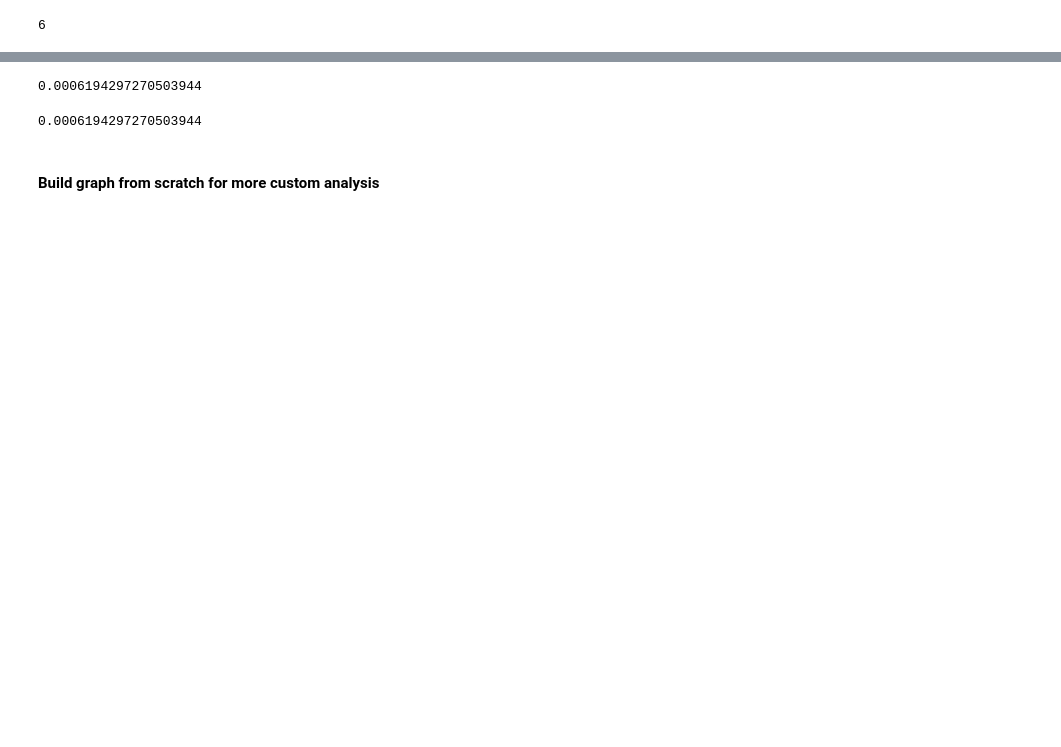
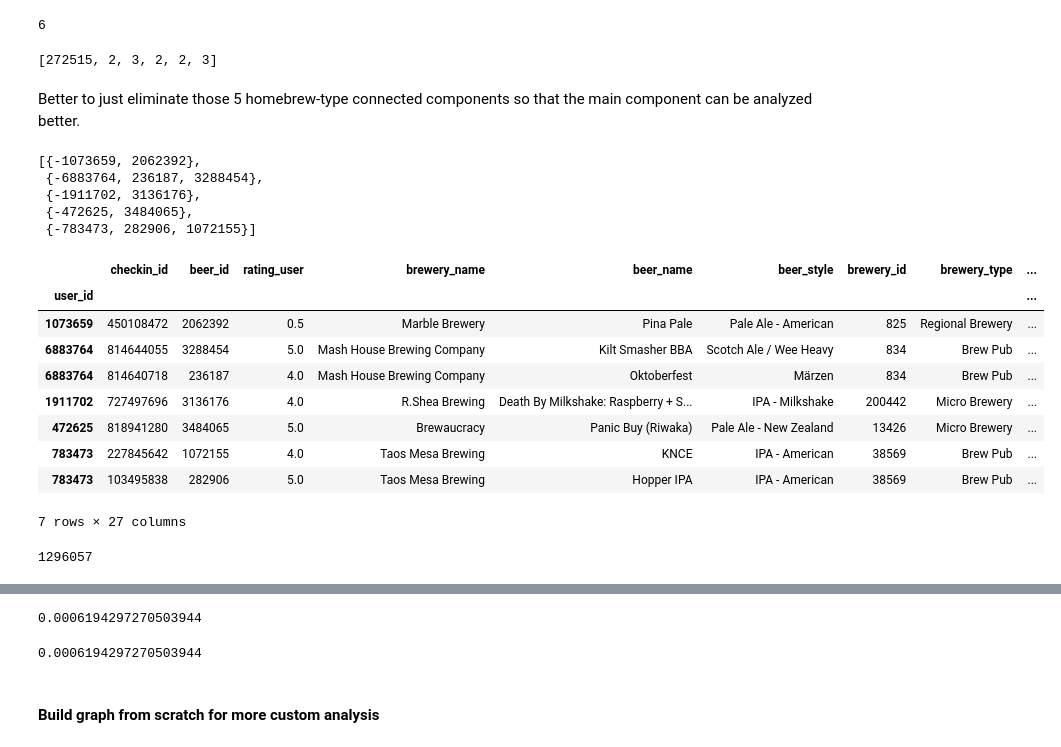
Before and after one commit to ebhtra/springboard, a Jupyter notebook: capstone_1/Results.ipynb, the cells around one changed output, grey strips where cells are left out. Drawn from its saved outputs; the diff is of its cells as text; code cells hidden in the pictures; blank space fills up the shorter version.

```diff
--- a/capstone_1/Results.ipynb
+++ b/capstone_1/Results.ipynb
@@ -15,3 +31,5 @@ df = pd.read_csv('bigframe.csv')
+# %%
+df.drop('Unnamed: 0', axis=1, inplace=True)
 # %%
 df.shape
 # %% [output]
@@ -26,0 +49,5 @@ df.shape  # remaining from 1.42M prev
+# %%
+# first drop all checkins without global ratings,
+## since we need those ratings and would have them in normal prediction scenarios.
+df = df[df.rating_global > 0]
+df.shape
@@ -40,3 +223,40 @@ G = nx.from_pandas_dataframe(df, 'neg_user_id', 'beer_id', edge_attr='rating_use
 nx.number_connected_components(G)
 # %% [output]
 6
+# %%
+CCsizes = [len(CC) for CC in CCs]
+CCsizes
+# %% [output]
+[272515, 2, 3, 2, 2, 3]
+# %% [markdown]
+Better to just eliminate those 5 homebrew-type connected components so that the main component can be analyzed better.
+# %%
+CCs = nx.connected_components(G)
+[CC for CC in CCs if len(CC) < 4]
+# %% [output]
+[{-1073659, 2062392},
+ {-6883764, 236187, 3288454},
+ {-1911702, 3136176},
+ {-472625, 3484065},
+ {-783473, 282906, 1072155}]
+# %%
+disconnected = df.set_index('user_id').loc[(1073659, 6883764, 1911702, 472625, 783473), :]
+# %%
+disconnected
+# %% [output]
+|  | checkin_id | beer_id | rating_user | brewery_name | beer_name | beer_style | brewery_id | brewery_type | ... |
+| user_id |  |  |  |  |  |  |  |  | ... |
+| 1073659 | 450108472 | 2062392 | 0.5 | Marble Brewery | Pina Pale | Pale Ale - American | 825 | Regional Brewery | ... |
+| 6883764 | 814644055 | 3288454 | 5.0 | Mash House Brewing Company | Kilt Smasher BBA | Scotch Ale / Wee Heavy | 834 | Brew Pub | ... |
+| 6883764 | 814640718 | 236187 | 4.0 | Mash House Brewing Company | Oktoberfest | Märzen | 834 | Brew Pub | ... |
+| 1911702 | 727497696 | 3136176 | 4.0 | R.Shea Brewing | Death By Milkshake: Raspberry + S... | IPA - Milkshake | 200442 | Micro Brewery | ... |
+| 472625 | 818941280 | 3484065 | 5.0 | Brewaucracy | Panic Buy (Riwaka) | Pale Ale - New Zealand | 13426 | Micro Brewery | ... |
+| 783473 | 227845642 | 1072155 | 4.0 | Taos Mesa Brewing | KNCE | IPA - American | 38569 | Brew Pub | ... |
+| 783473 | 103495838 | 282906 | 5.0 | Taos Mesa Brewing | Hopper IPA | IPA - American | 38569 | Brew Pub | ... |
+7 rows × 27 columns
+# %%
+df = df[(df.user_id !=1073659) & (df.user_id !=6883764) &
+        (df.user_id !=1911702) & (df.user_id !=472625) & (df.user_id !=783473)]
+len(df)
+# %% [output]
+1296057
```
Also changed, not shown: parts of 54 cells of this notebook.
